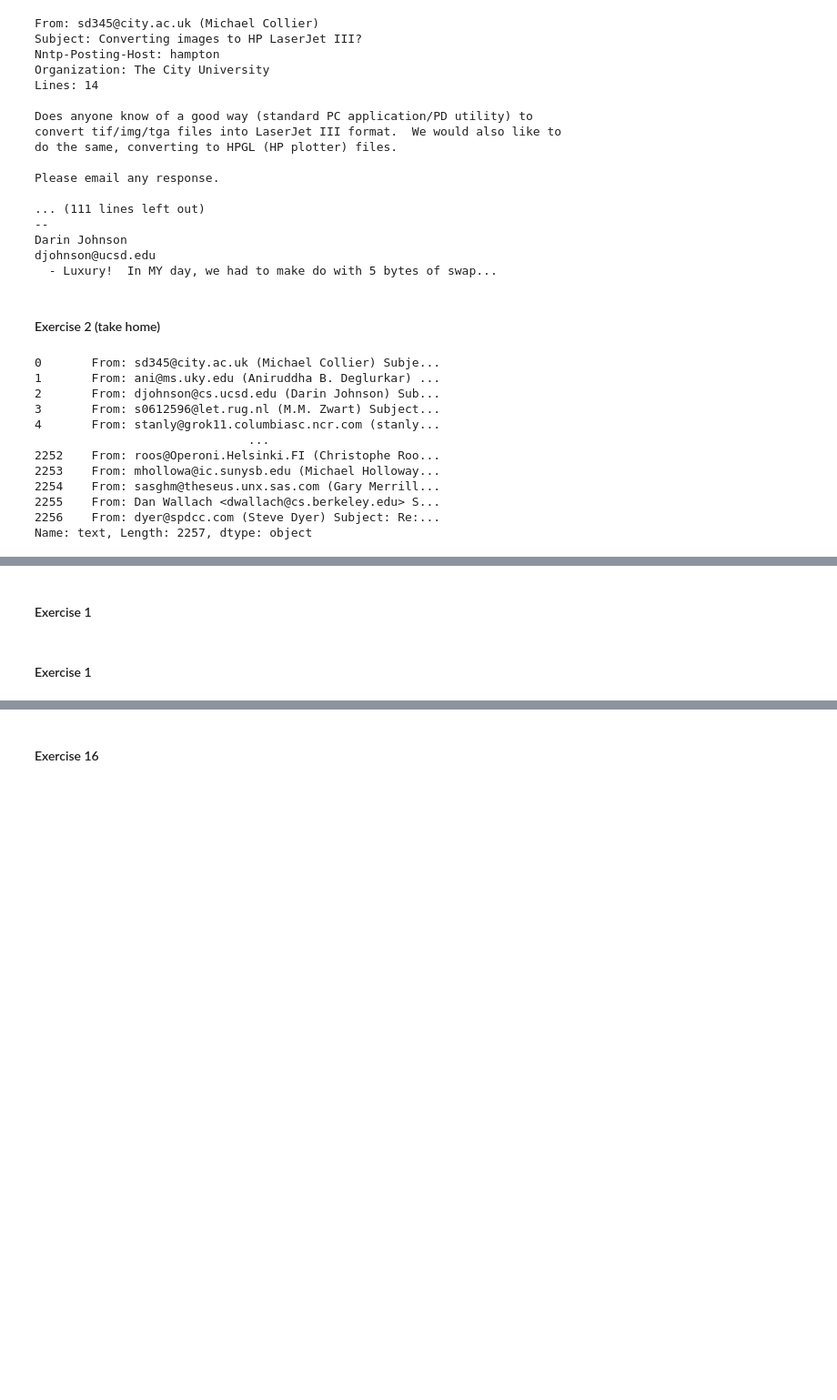
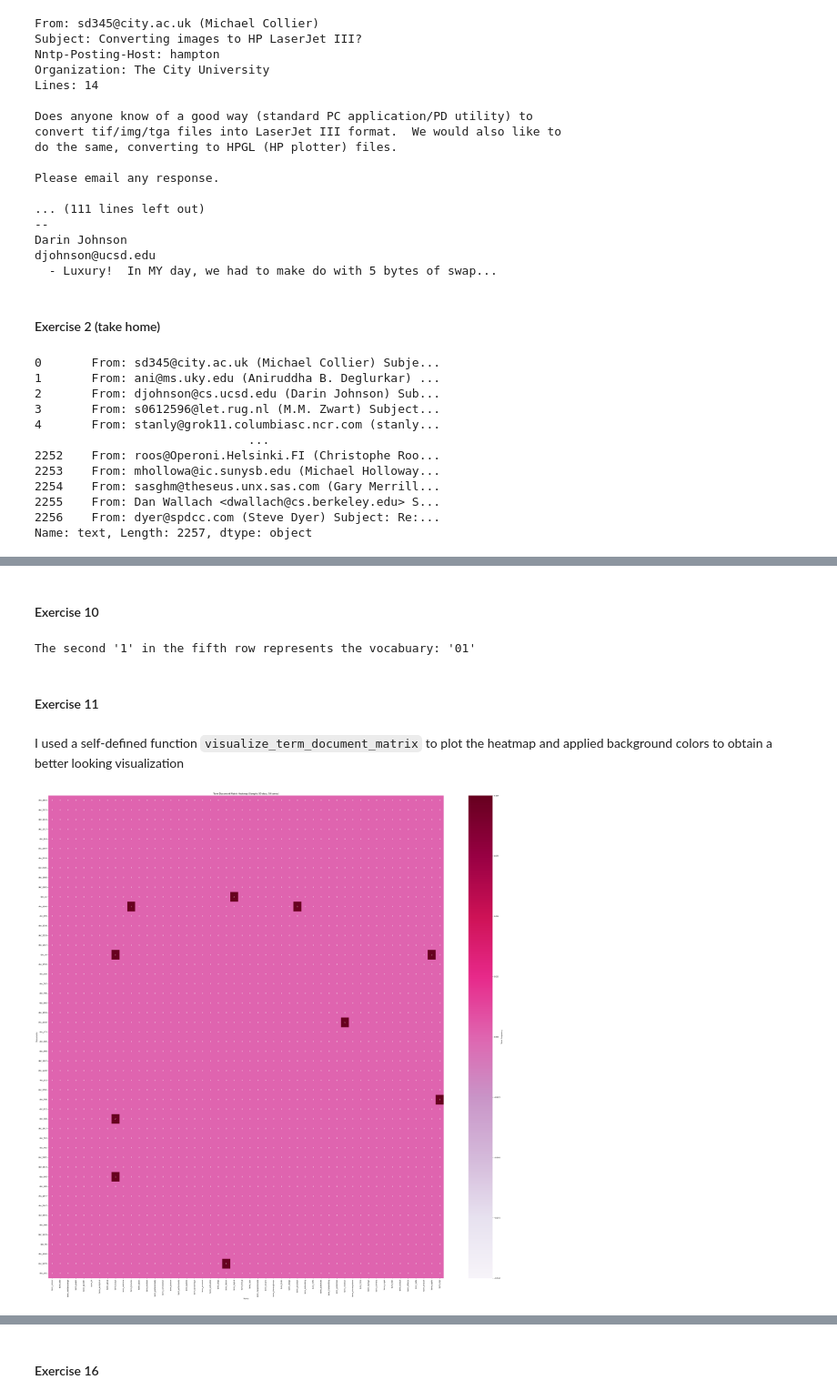
Before and after one commit to Eric0801/DM2024-Lab1-Homework, a Jupyter notebook: DM2024-Lab1-Homework.ipynb, the cells around one changed output, grey strips where cells are left out. Shown at 91% size. Cells and saved outputs as stored; diff of their text form; code cells hidden in the pictures; blank space fills up the shorter version.

```diff
--- a/DM2024-Lab1-Homework.ipynb
+++ b/DM2024-Lab1-Homework.ipynb
@@ -109,0 +201,6 @@ Name: text, Length: 2257, dtype: object
+# %%
+import nltk
+nltk.download('punkt_tab')
+# takes a like a minute or two to process
+X['unigrams'] = X['text'].apply(lambda x: dmh.tokenize_text(x))
+X[0:4]["unigrams"]
@@ -109,0 +216,7 @@ Name: text, Length: 2257, dtype: object
+# %%
+from sklearn.feature_extraction.text import CountVectorizer
+
+count_vect = CountVectorizer()
+analyze = count_vect.build_analyzer()
+X_counts = count_vect.fit_transform(X.text) #learn the vocabulary and return document-term matrix
+print(X_counts[0])
@@ -110,4 +241,67 @@ Name: text, Length: 2257, dtype: object
 # %% [markdown]
-#### Exercise 1
+#### Exercise 10
+# %%
+# Answer here
+import numpy as np
+import seaborn as sns
+
+vocab = count_vect.get_feature_names_out()
+
+target = X_counts[4].toarray().flatten()
+
+
+non_zero_indice = np.nonzero(target)[0]
+second_target = non_zero_indice[1]
+word = vocab[second_target]
+print(f"The second '1' in the fifth row represents the vocabuary: '{word}'")
+# %% [output]
+The second '1' in the fifth row represents the vocabuary: '01'
 # %% [markdown]
-#### Exercise 1
+#### Exercise 11
+# %% [markdown]
+I used a self-defined function `visualize_term_document_matrix` to plot the heatmap and applied background colors to obtain a better looking visualization
+# %%
+# Answer here
+def visualize_term_document_matrix(X_counts, count_vect, X, n_docs=50, n_terms=50):
+    # Get total number of documents and terms
+    n_total_docs, n_total_terms = X_counts.shape
+
+    # Sample documents and terms if necessary
+    if n_docs > n_total_docs:
+        n_docs = n_total_docs
+    if n_terms > n_total_terms:
+        n_terms = n_total_terms
+
+    # Randomly sample documents and terms
+    plot_x = np.random.choice(n_total_docs, n_docs, replace=False)
+    plot_y = np.random.choice(n_total_terms, n_terms, replace=False)
+
+    # Extract the sampled submatrix
+    submatrix = X_counts[plot_x][:, plot_y].toarray()
+
+    # Get feature names for the sampled terms
+    feature_names = count_vect.get_feature_names_out()[plot_y]
+
+    # Create labels for documents and terms
+    x_labels = [f"doc_{i}" for i in X.index[plot_x]]
+    y_labels = [f"term_{name}" for name in feature_names]
+
+    # Create a DataFrame for the heatmap
+    df_todraw = pd.DataFrame(submatrix, columns=y_labels, index=x_labels)
+
+    # Plot the heatmap
+    plt.subplots(figsize=(40, 40))
+    ax = sns.heatmap(df_todraw, cmap="PuRd",, vmin=0, vmax=np.percentile(submatrix, 95),
+                     annot=True, fmt='.0f', cbar_kws={'label': 'Term Frequency'})
+    plt.title(f"Term-Document Matrix Heatmap (Sample: {n_docs} docs, {n_terms} terms)")
+    plt.xlabel("Terms")
+    plt.ylabel("Documents")
+    plt.xticks(rotation=90)
+    plt.yticks(rotation=0)
+    plt.tight_layout()
+    plt.show()
+
+# Usage
+visualize_term_document_matrix(X_counts, count_vect, X, n_docs=50, n_terms=50)
+# %% [output]
+[figure, added]
```
Also changed, not shown: parts of 36 cells of this notebook.
